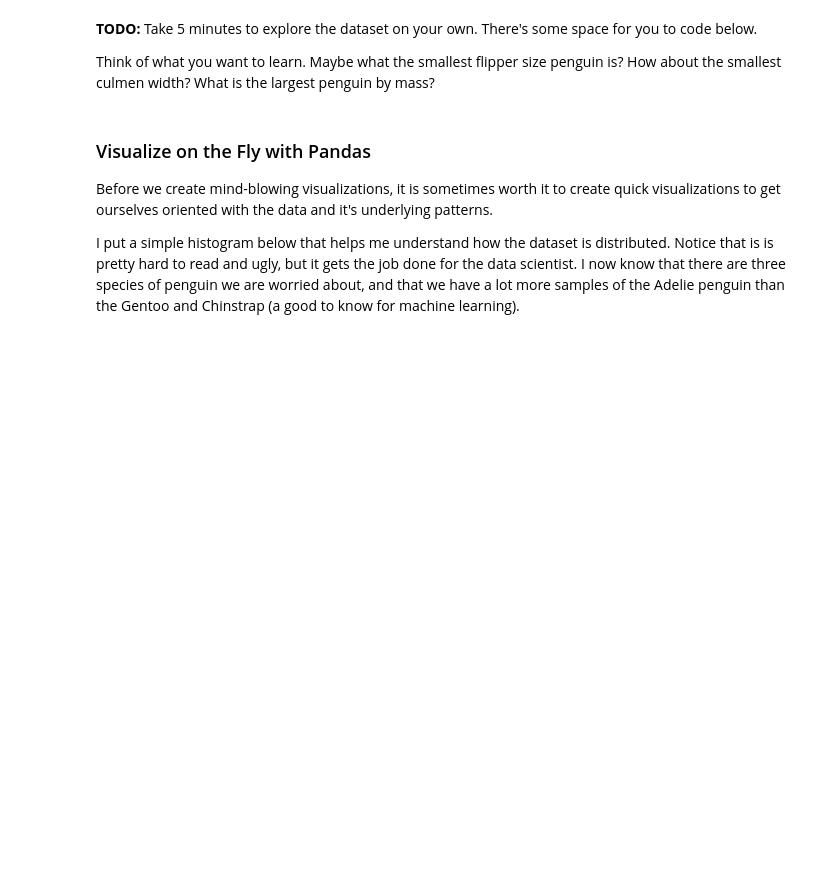
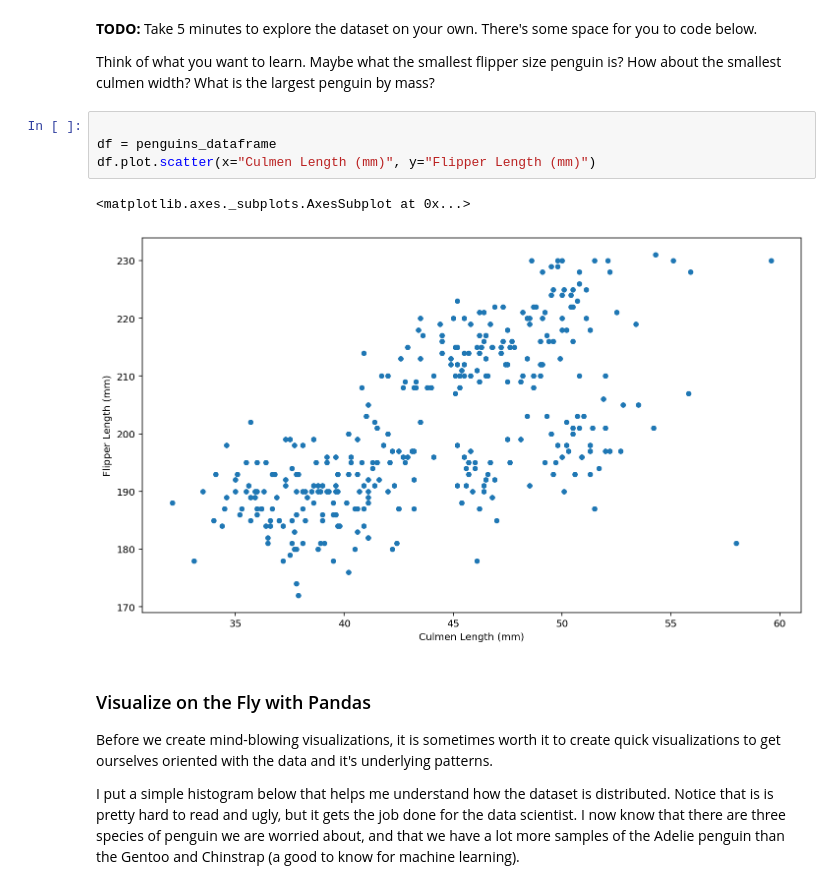
Before and after one commit to gprasad125/SC2022-BatchB-python-enjoyers, a Jupyter notebook: Ethan/week1/EDA_mini_project.ipynb, the cells around one changed output. Saved outputs shown, nothing was run; the diff lists cells and outputs as text; blank space fills up the shorter version.

```diff
--- a/Ethan/week1/EDA_mini_project.ipynb
+++ b/Ethan/week1/EDA_mini_project.ipynb
@@ -173,6 +204,13 @@ Conditions in pandas work just like `if` statements in python.
 **TODO:** Take 5 minutes to explore the dataset on your own. There's some space for you to code below.
 
 Think of what you want to learn. Maybe what the smallest flipper size penguin is? How about the smallest culmen width? What is the largest penguin by mass?
+# %%
+
+df = penguins_dataframe
+df.plot.scatter(x="Culmen Length (mm)", y="Flipper Length (mm)")
+# %% [output]
+<matplotlib.axes._subplots.AxesSubplot at 0x...>
+[figure, added]
 # %% [markdown]
 ### Visualize on the Fly with Pandas
 
```
Also changed, not shown: parts of 13 cells of this notebook, 19 other files.
